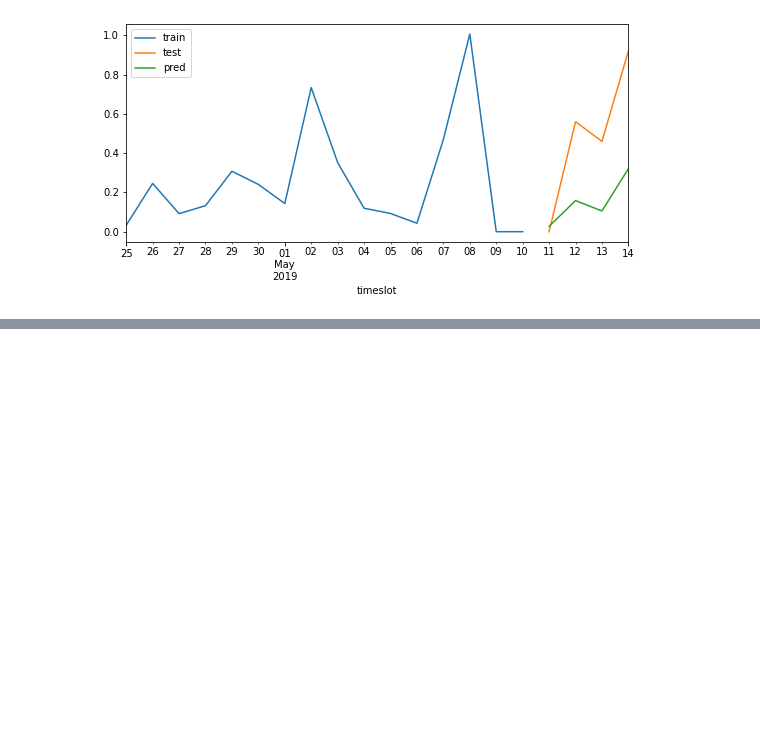
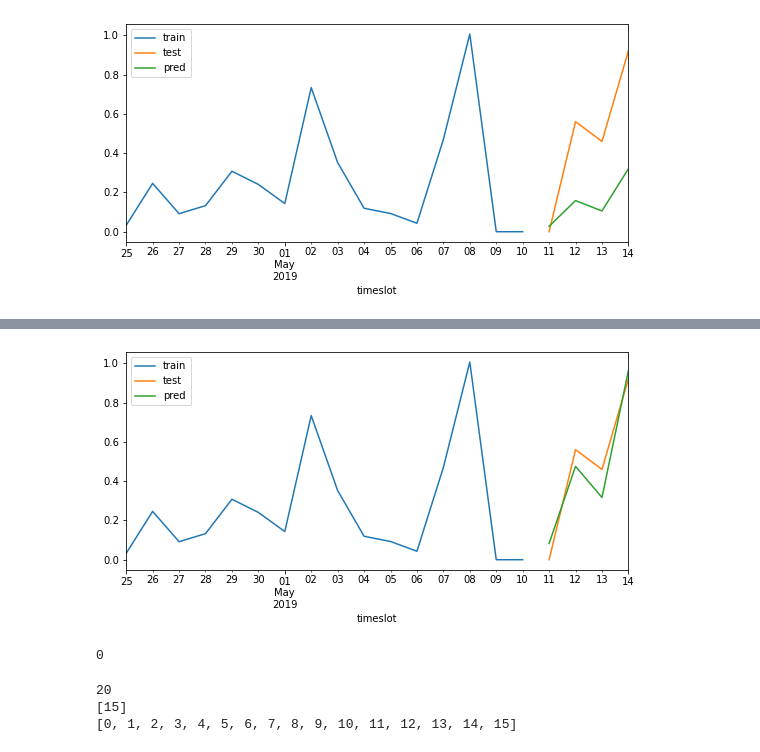
Before and after one commit to 4ug-aug/Otovo-OptimalControl, a Jupyter notebook: Random_Forest_Hyperparameter_Tuning.ipynb, the cells around one changed output, grey strips where cells are left out. Cells and saved outputs as stored; diff of their text form; code cells hidden in the pictures; blank space fills up the shorter version.

```diff
--- a/Random_Forest_Hyperparameter_Tuning.ipynb
+++ b/Random_Forest_Hyperparameter_Tuning.ipynb
@@ -399,0 +416,28 @@ ax.legend();
+# %%
+beta = 3
+newpred2 = trueundiff(beta*np.asarray(predictions['pred']), truetrain['num_kwh_normalized'][-1])
+vals_pd4 = pd.DataFrame(columns = ["vals"])
+vals_pd4["vals"]=newpred2[1:]
+vals_pd4.index = truetest.index
+
+fig, ax=plt.subplots(figsize=(9, 4))
+truetrain['num_kwh_normalized'].plot(ax=ax, label='train')
+truetest['num_kwh_normalized'].plot(ax=ax, label='test')
+vals_pd4["vals"].plot(ax=ax, label='pred')
+ax.legend();
+# %% [output]
+[figure, added]
+# %%
+remainder = (len(train_series[-train_days-units_to_forecast:]['num_kwh_normalized'])-len(train))%units_to_forecast
+print(remainder)
+# %% [output]
+0
+# %%
+tecky = [i for i in range(0,len(train)+len(test),1)]
+print(len(tecky))
+print(tecky[len(train)-1:len(train)])
+print(tecky[:len(train)])
+# %% [output]
+20
+[15]
+[0, 1, 2, 3, 4, 5, 6, 7, 8, 9, 10, 11, 12, 13, 14, 15]
```
Also changed, not shown: parts of 7 cells of this notebook.
